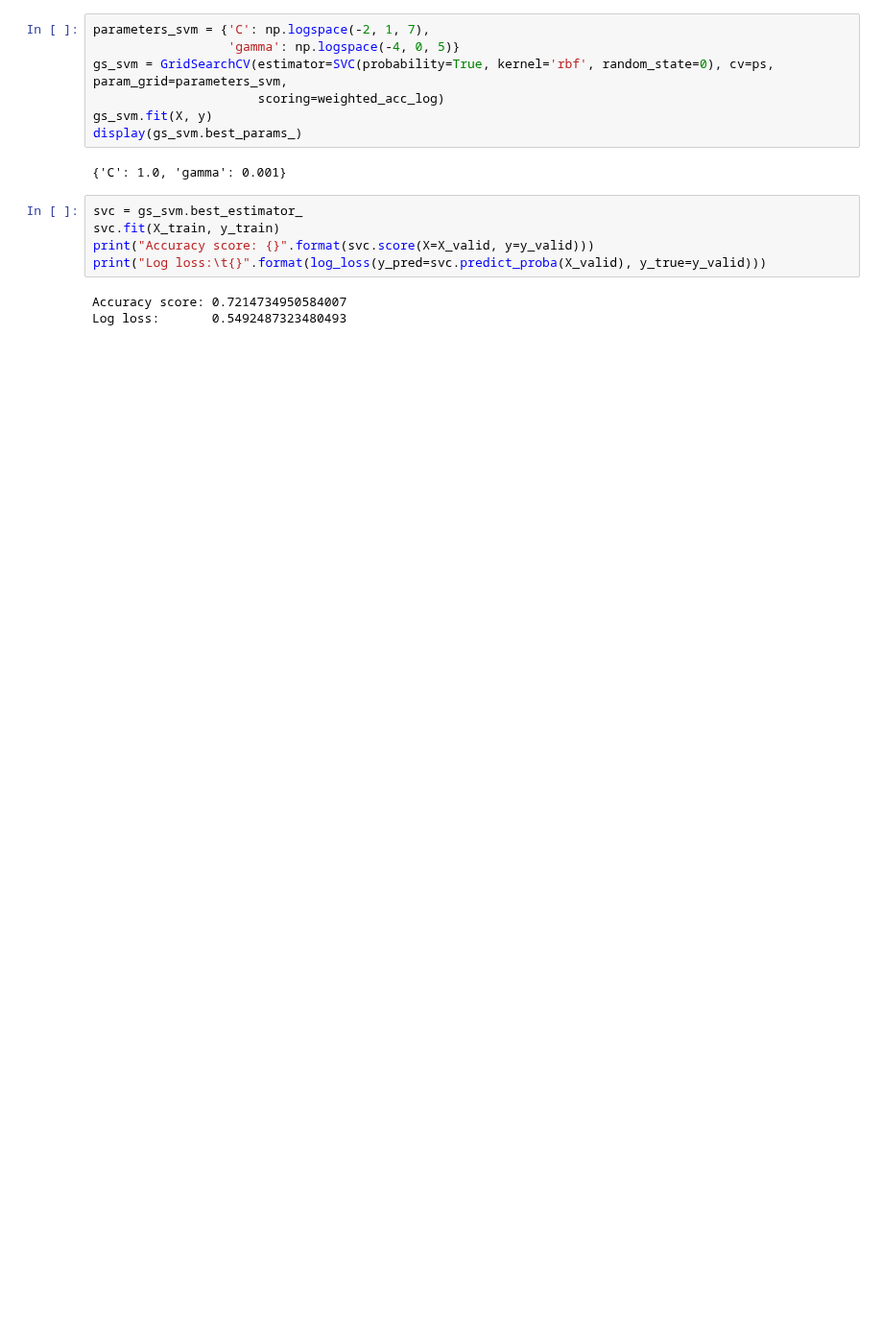
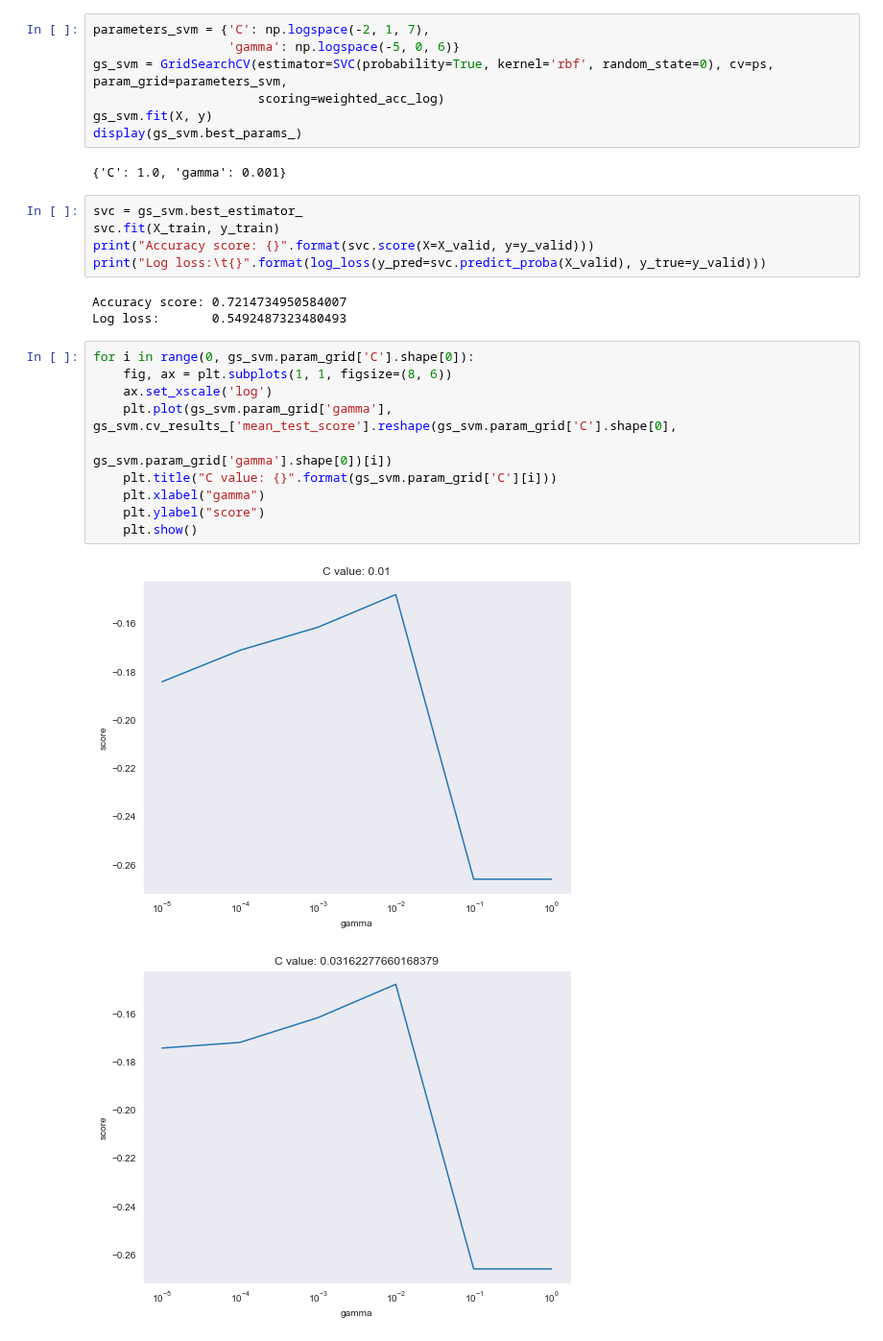
Before and after one commit to zhanshenlc/IAML2018, a Jupyter notebook: Assignments/03_B_MiniChallenge.ipynb, the cells around one changed output. Shown at 96% size. Drawn from its saved outputs; the diff is of its cells as text; blank space fills up the shorter version.

```diff
--- a/Assignments/03_B_MiniChallenge.ipynb
+++ b/Assignments/03_B_MiniChallenge.ipynb
@@ -558,7 +432,7 @@ Log loss:       0.5822070478850235
 ## 2.4 Supported Vector Machine
 # %%
 parameters_svm = {'C': np.logspace(-2, 1, 7),
-                  'gamma': np.logspace(-4, 0, 5)}
+                  'gamma': np.logspace(-5, 0, 6)}
 gs_svm = GridSearchCV(estimator=SVC(probability=True, kernel='rbf', random_state=0), cv=ps, param_grid=parameters_svm,
                       scoring=weighted_acc_log)
 gs_svm.fit(X, y)
@@ -573,3 +447,16 @@ print("Log loss:\t{}".format(log_loss(y_pred=svc.predict_proba(X_valid), y_true=
 # %% [output]
 Accuracy score: 0.7214734950584007
 Log loss:       0.5492487323480493
+# %%
+for i in range(0, gs_svm.param_grid['C'].shape[0]):
+    fig, ax = plt.subplots(1, 1, figsize=(8, 6))
+    ax.set_xscale('log')
+    plt.plot(gs_svm.param_grid['gamma'], gs_svm.cv_results_['mean_test_score'].reshape(gs_svm.param_grid['C'].shape[0],
+                                                                                       gs_svm.param_grid['gamma'].shape[0])[i])
+    plt.title("C value: {}".format(gs_svm.param_grid['C'][i]))
+    plt.xlabel("gamma")
+    plt.ylabel("score")
+    plt.show()
+# %% [output]
+[figure, added]
+[figure, added]
```
Also changed, not shown: parts of 48 cells of this notebook, 1 other file.
